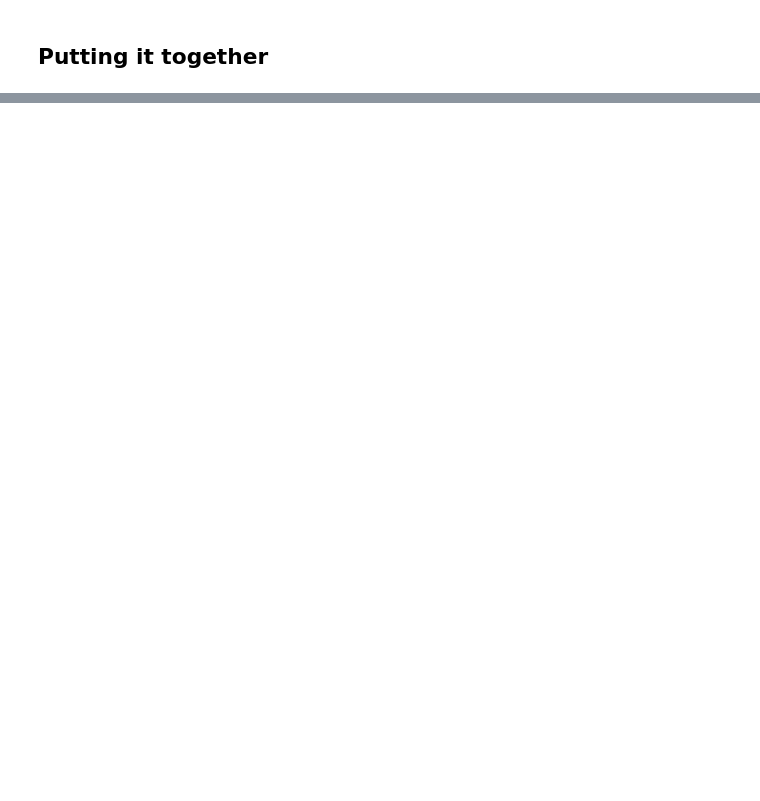
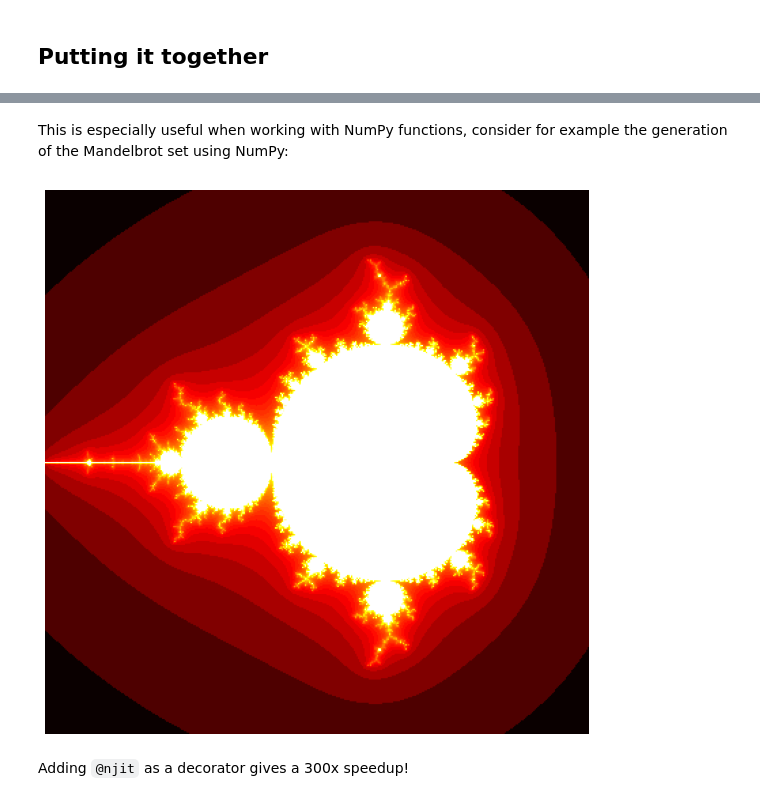
Before and after one commit to lewtun/hepml, a Jupyter notebook: notebooks/lesson03_random-forest-from-scratch.ipynb, the cells around one changed output, grey strips where cells are left out. Saved outputs shown, nothing was run; the diff lists cells and outputs as text; code cells hidden in the pictures; blank space fills up the shorter version.

```diff
--- a/notebooks/lesson03_random-forest-from-scratch.ipynb
+++ b/notebooks/lesson03_random-forest-from-scratch.ipynb
@@ -547,10 +543,0 @@ Wall time: 1.37 s
-# %%
-m = RandomForestClassifier(
-    n_estimators=1,
-    max_depth=None,
-    bootstrap=False,
-    max_features=None,
-    random_state=42,
-    min_samples_leaf=5,
-)
-m.fit(x_samp, y_samp)
@@ -807,10 +627,0 @@ TypeError: list indices must be integers or slices, not tuple
-# %%
-m = RandomForestClassifier(
-    n_estimators=5,
-    bootstrap=True,
-    max_features=None,
-    random_state=42,
-    min_samples_leaf=5,
-)
-# %%
-m.fit(X_train_sub, y_train)
@@ -844,0 +856,26 @@ roc_auc_score(y_valid, probs)
+# %% [markdown]
+This is especially useful when working with NumPy functions, consider for example the generation of the Mandelbrot set using NumPy:
+# %%
+size = 400
+iterations = 100
+
+def mandelbrot_1(size, iterations):
+    m = np.zeros((size, size))
+    for i in range(size):
+        for j in range(size):
+            c = -2 + 3.0 / size * j + 1j * (1.5 - 3.0 / size * i)
+            z = 0
+            for n in range(iterations):
+                if np.abs(z) <= 10:
+                    z = z * z + c
+                    m[i, j] = n
+                else:
+                    break
+    return m
+# %%
+m = mandelbrot_1(size, iterations)
+fig, ax = plt.subplots(1, 1, figsize=(10, 10))
+ax.imshow(np.log(m), cmap=plt.cm.hot)
+ax.set_axis_off()
+# %% [output]
+[figure, added]
@@ -844,0 +884,2 @@ roc_auc_score(y_valid, probs)
+# %% [markdown]
+Adding `@njit` as a decorator gives a 300x speedup!
```
Also changed, not shown: parts of 127 cells of this notebook, 2 other files.
